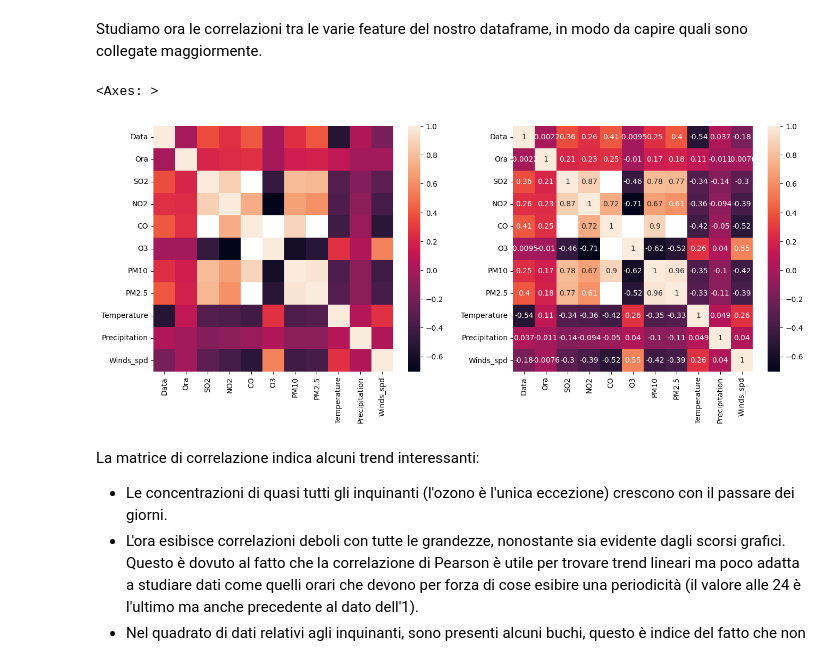
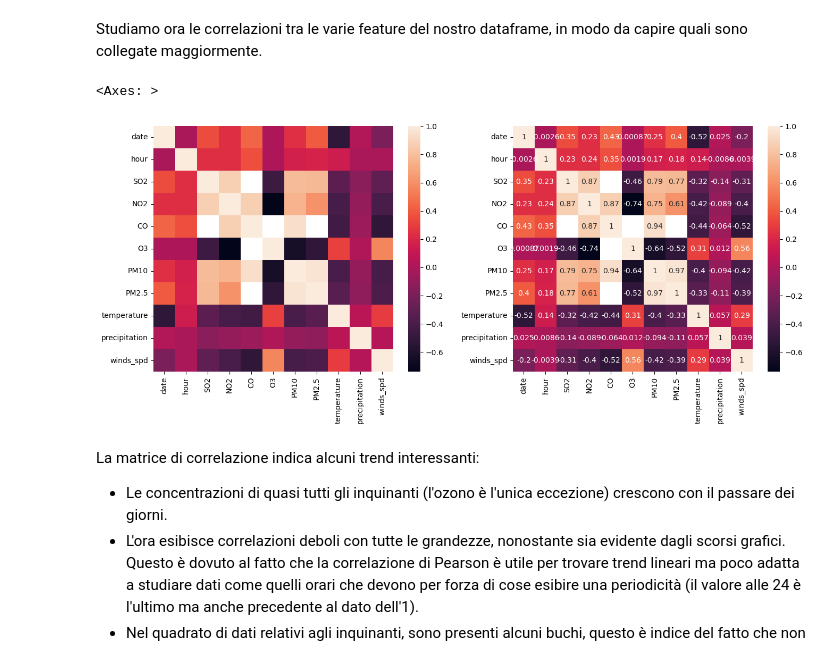
Before and after one commit to CarloDegasperi/DataScience, a Jupyter notebook: notebooks/EDA.ipynb, the cells around one changed output. Cells and saved outputs as stored; diff of their text form; code cells hidden in the pictures.

```diff
--- a/notebooks/EDA.ipynb
+++ b/notebooks/EDA.ipynb
@@ -361,7 +361,7 @@ final_df['date'] = pd.to_datetime(final_df['date']).dt.date
 final_power_df['date'] = pd.to_datetime(final_power_df['date']).dt.date
 
 final_df = final_df.merge(final_power_df,left_on=['station_appa','date','hour'],right_on=['station','date','hour'],how='left')
-final_df = final_df.dropna(subset='station')
+final_df = final_df.dropna(subset='tot_area_power')
 final_df = final_df.drop(columns='station')
 
 # chiudo aggiungendo una colonna con il giorno della settimana
@@ -572,24 +576,24 @@ Studiamo ora le correlazioni tra le varie feature del nostro dataframe, in modo
 # %%
 # c'è correlazione tra elevation - temperature - precipitation - wind - pollutants?
 
 corr_df = final_df.copy()
 
 # cambiamo la data in un intero che va da 0 (2013-11-01) a 60 (2013-12-31)
-corr_df['Data'] = corr_df['Data'].apply(fs.datetime_to_int)
+corr_df['date'] = corr_df['date'].apply(fs.datetime_to_int)
 
-analyzed_features = ['Data', 'Ora', 'SO2', 'NO2', 'CO', 'O3', 'PM10', 'PM2.5', 'Temperature', 'Precipitation', 'Winds_spd']
+analyzed_features = ['date', 'hour', 'SO2', 'NO2', 'CO', 'O3', 'PM10', 'PM2.5', 'temperature', 'precipitation', 'winds_spd']
 
 # NOTA: QUANDO CI SARANNO AGGIUNGERE ASSOLUTAMENTE ELEVAZIONE E CONSUMI ELETTRICI
 
 fig, axes = plt.subplots(1, 2, figsize=(16, 6))
 
 plt.subplot(1, 2, 1)
 sns.heatmap(corr_df[analyzed_features].corr(), ax=axes[0])
 plt.subplot(1, 2, 2)
 sns.heatmap(corr_df[analyzed_features].corr(), annot=True, ax=axes[1])
 # %% [output]
 <Axes: >
-[figure, old version]
+[figure, new version]
 # %% [markdown]
 La matrice di correlazione indica alcuni trend interessanti:
 -  Le concentrazioni di quasi tutti gli inquinanti (l'ozono è l'unica eccezione) crescono con il passare dei giorni.
```
Also changed, not shown: parts of 5 cells of this notebook.
